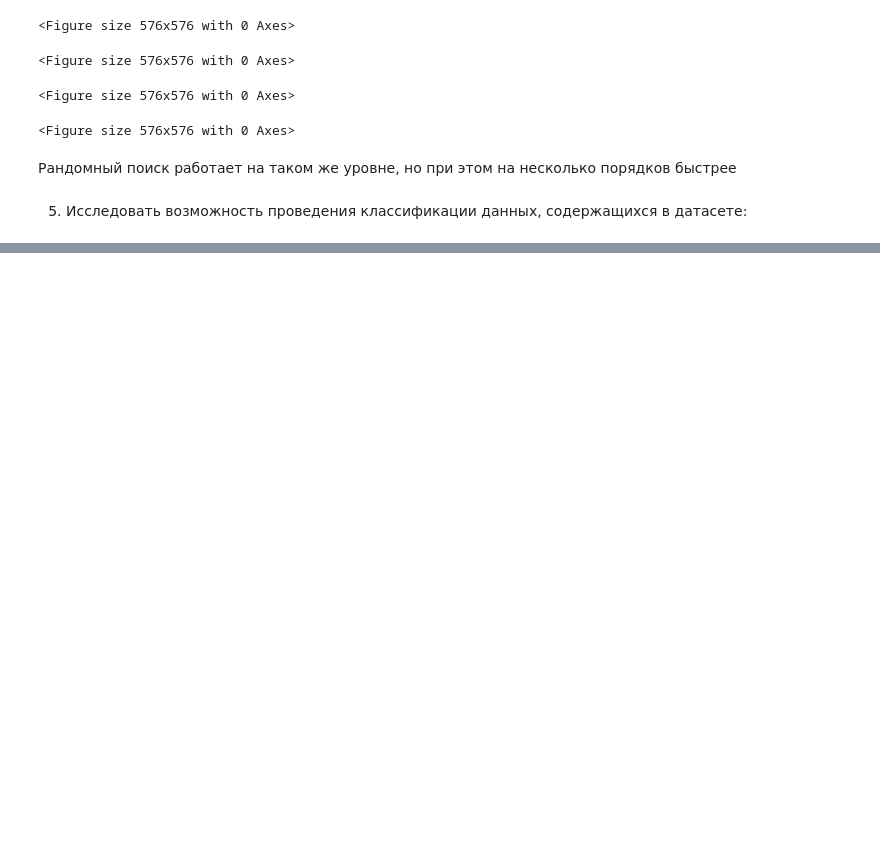
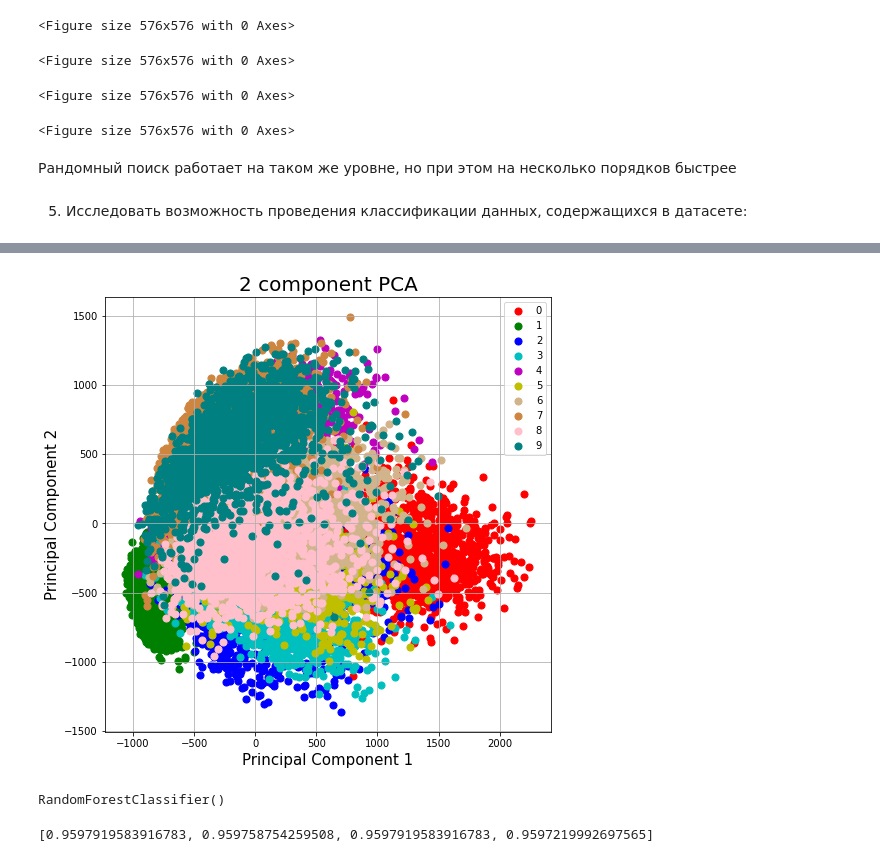
Before and after one commit to UdalovIA/Data_Mining_Lab, a Jupyter notebook: Lab_03_IAD.ipynb, the cells around one changed output, grey strips where cells are left out. Cells and saved outputs as stored; diff of their text form; code cells hidden in the pictures; blank space fills up the shorter version.

```diff
--- a/Lab_03_IAD.ipynb
+++ b/Lab_03_IAD.ipynb
@@ -937,3 +937,5 @@ ans
 Рандомный поиск работает на таком же уровне, но при этом на несколько порядков быстрее
 # %% [markdown]
 5. Исследовать возможность проведения классификации данных, содержащихся в датасете:
+# %%
+mnist = pd.read_csv('/content/sample_data/mnist_train_small.csv')
@@ -939,0 +958,31 @@ ans
+# %%
+from sklearn.manifold import TSNE
+pca = TSNE(n_components=2)
+data = mnist.iloc[:, 1:]
+principalComponents = pca.fit_transform(data)
+principalDf = pd.DataFrame(data = principalComponents
+             , columns = ['principal component 1', 'principal component 2'])
+
+finalDf['target'] = mnist.iloc[:,0]
+fig = plt.figure(figsize = (8,8))
+ax = fig.add_subplot(1,1,1)
+ax.set_xlabel('Principal Component 1', fontsize = 15)
+ax.set_ylabel('Principal Component 2', fontsize = 15)
+ax.set_title('2 component PCA', fontsize = 20)
+targets = [0, 1, 2,3,4,5,6,7,8,9]
+colors = ['r', 'g', 'b', 'c', 'm', 'y', 'tan', 'peru', 'pink', 'teal']
+for target, color in zip(targets,colors):
+    indicesToKeep = finalDf['target'] == target
+    ax.scatter(finalDf.loc[indicesToKeep, 'principal component 1']
+               , finalDf.loc[indicesToKeep, 'principal component 2']
+               , c = color
+               , s = 50)
+ax.legend(targets)
+ax.grid()
+# %% [output]
+[figure, added]
+# %%
+model_mnist = RandomForestClassifier()
+model_mnist.fit(mnist.iloc[:15000, 1:], mnist.iloc[:15000, 0])
+# %% [output]
+RandomForestClassifier()
@@ -939,0 +997,4 @@ ans
+# %%
+metrics_test
+# %% [output]
+[0.9597919583916783, 0.959758754259508, 0.9597919583916783, 0.9597219992697565]
```
Also changed, not shown: parts of 2 cells of this notebook.
